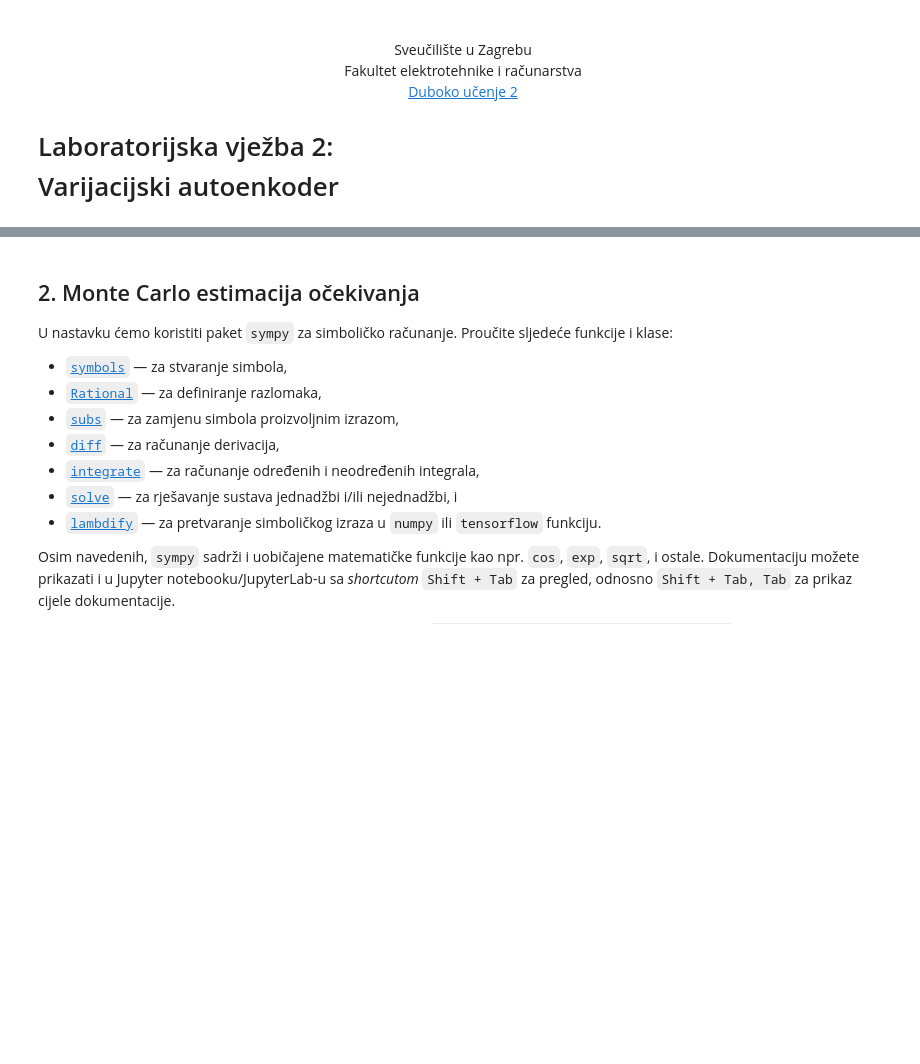
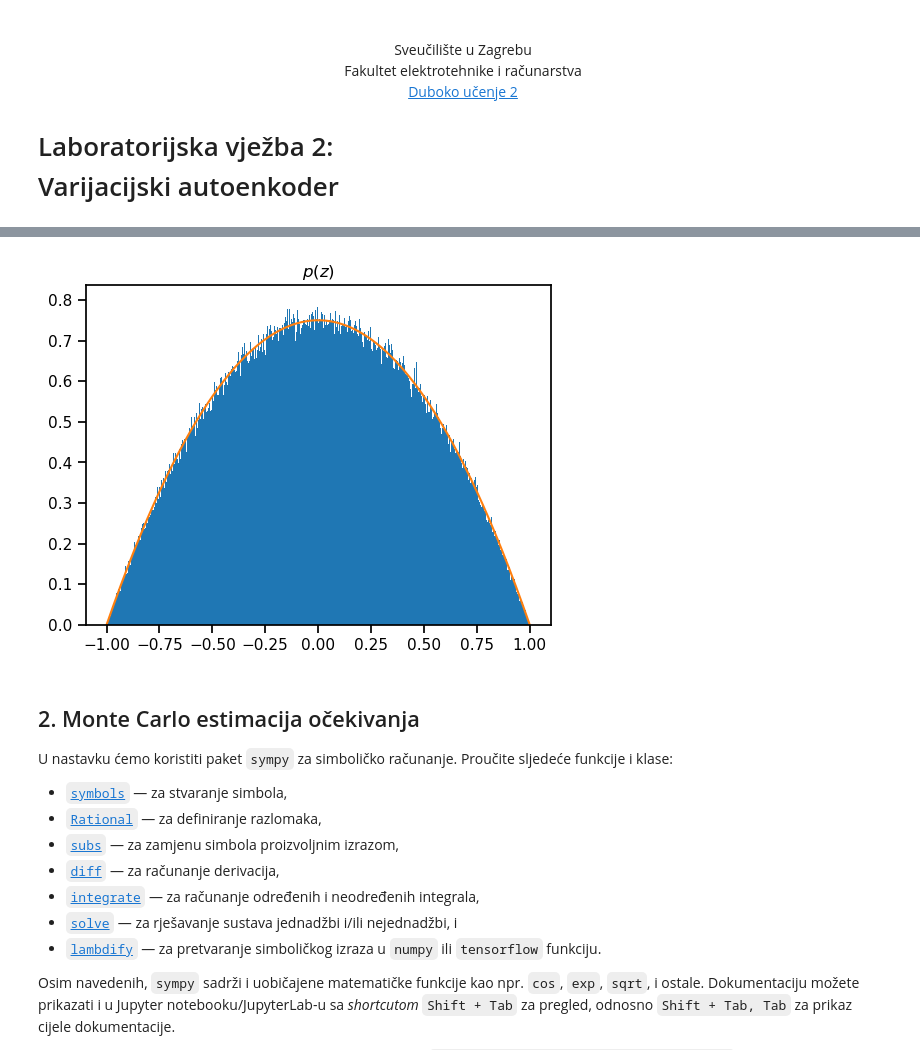
Before and after one commit to dinogrgic1/fer-deep-learning-2-labs, a Jupyter notebook: lab2/lab_2.ipynb, the cells around one changed output, grey strips where cells are left out. Drawn from its saved outputs; the diff is of its cells as text; code cells hidden in the pictures; some formulas as TeX source; blank space fills up the shorter version.

```diff
--- a/lab2/lab_2.ipynb
+++ b/lab2/lab_2.ipynb
@@ -145,13 +145,15 @@ Na istom grafu prikažite:
 Provjerite prati li histogram generiranog uzorka funkciju gustoće vjerojatnosti.
 # %%
 eps_sample = np.random.uniform(size=1000000)
-z_sample = ...
+z_sample = np.sort(2 * np.cos((np.arccos(1 - 2 * eps_sample) + np.pi) / 3))
 
-p = lambda z: ...
+p = lambda z: np.where((z >= -1) & (z <= 1), (3 / 4) * (1 - z ** 2), 0)
 
 with plot_context(show=True, title=r"$p\left(z\right)$"):
-    plt.hist
-    plt.plot
+    plt.hist(z_sample, bins=1000, density=True)
+    plt.plot(z_sample, p(z_sample))
+# %% [output]
+[figure, added]
 # %% [markdown]
 ## 2. Monte Carlo estimacija očekivanja
 
```
Also changed, not shown: parts of 11 cells of this notebook, 1 other file.
